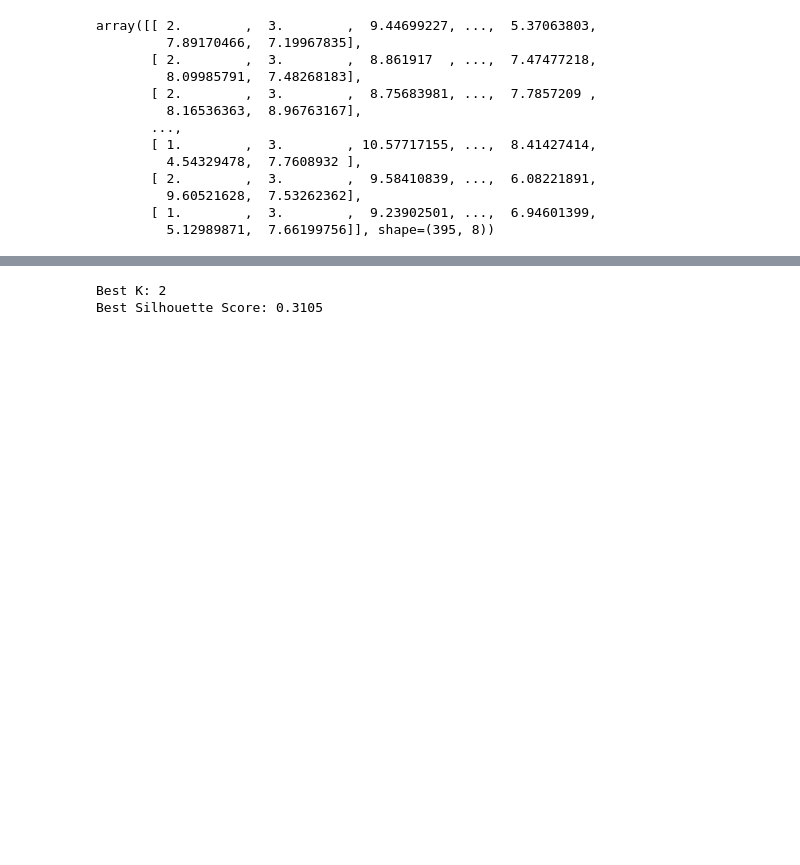
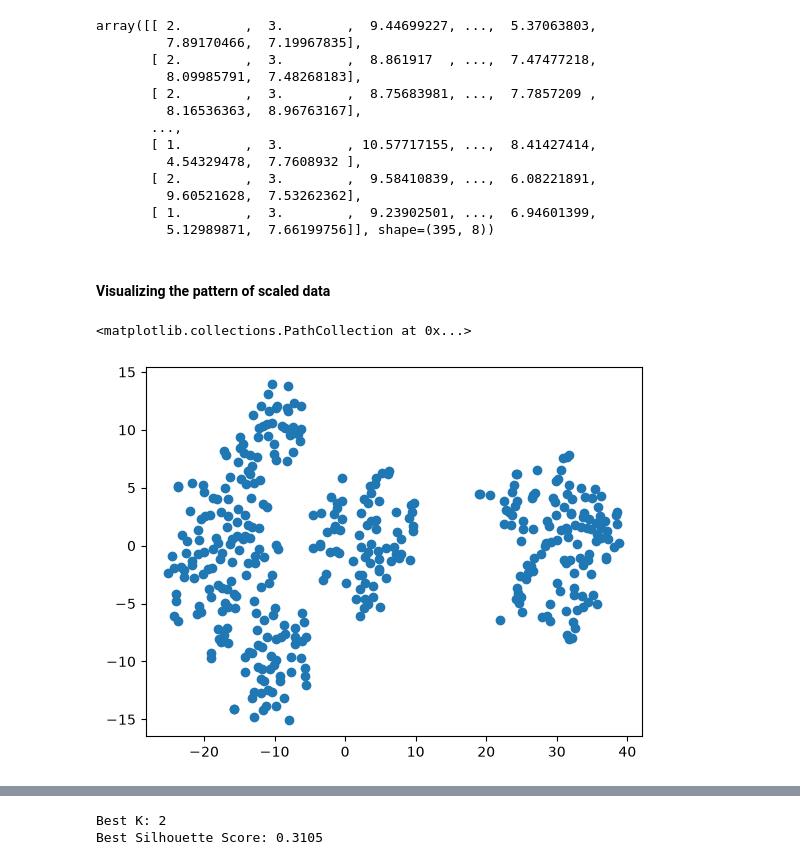
Before and after one commit to MohammadNasrollahiCE/Customer-Segmentation-Using-Clustering, a Jupyter notebook: notebooks/03_kmeans.ipynb, the cells around one changed output, grey strips where cells are left out. Saved outputs shown, nothing was run; the diff lists cells and outputs as text; code cells hidden in the pictures; blank space fills up the shorter version.

```diff
--- a/notebooks/03_kmeans.ipynb
+++ b/notebooks/03_kmeans.ipynb
@@ -48,3 +48,14 @@ array([[ 2.        ,  3.        ,  9.44699227, ...,  5.37063803,
          9.60521628,  7.53262362],
        [ 1.        ,  3.        ,  9.23902501, ...,  6.94601399,
          5.12989871,  7.66199756]], shape=(395, 8))
+# %% [markdown]
+#### Visualizing the pattern of scaled data
+# %%
+from src.clustering import tsne_model
+from sklearn.preprocessing import StandardScaler
+X_s = StandardScaler().fit_transform(X_data)
+model = tsne_model(X_s)
+plt.scatter(model[:,0] , model[:,1])
+# %% [output]
+<matplotlib.collections.PathCollection at 0x...>
+[figure, added]
```
Also changed, not shown: parts of 3 cells of this notebook, 1 other file.
